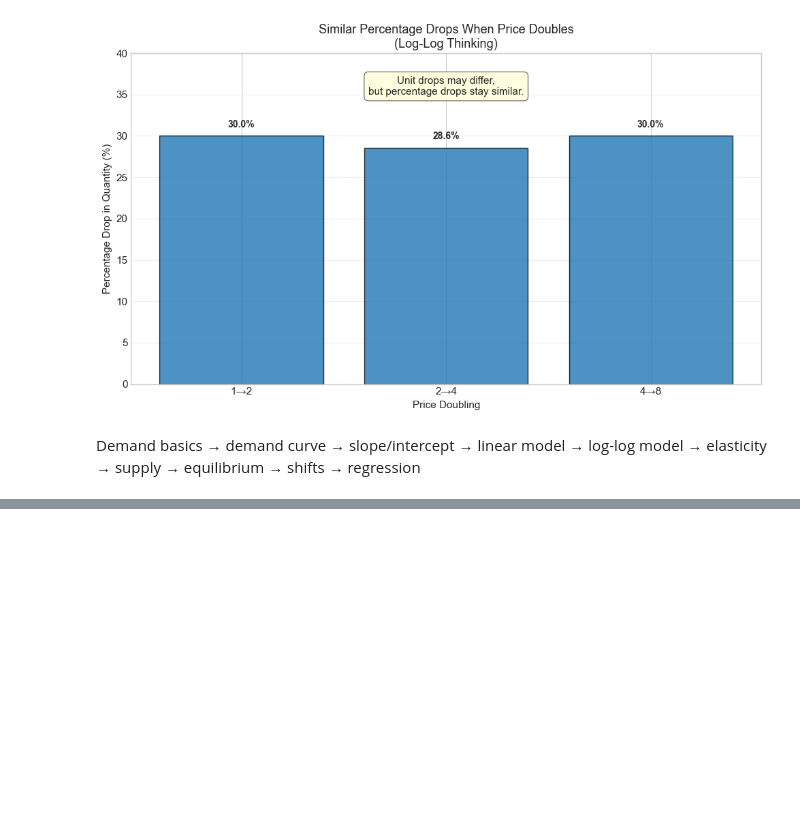
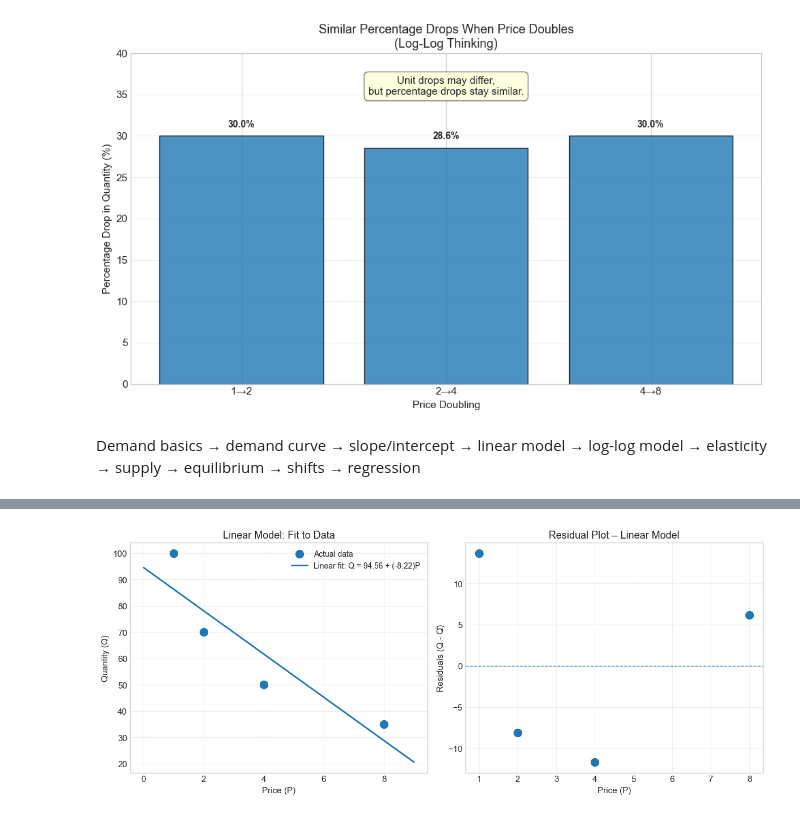
Before and after one commit to nassaraFX/run_models, a Jupyter notebook: pract_skills.ipynb, the cells around one changed output, grey strips where cells are left out. Cells and saved outputs as stored; diff of their text form; code cells hidden in the pictures; blank space fills up the shorter version.

```diff
--- a/pract_skills.ipynb
+++ b/pract_skills.ipynb
@@ -1208,0 +1415,12 @@ Demand basics → demand curve → slope/intercept → linear model → log-log
+# %%
+# Create log variables
+data['lnP'] = np.log(data['P'])
+data['lnQ'] = np.log(data['Q'])
+
+# Add constant for intercept
+X_log = sm.add_constant(data['lnP'])
+y_log = data['lnQ']
+
+# Fit the model
+model_log = sm.OLS(y_log, X_log).fit()
+print(model_log.summary())
@@ -1208,0 +1487,8 @@ Demand basics → demand curve → slope/intercept → linear model → log-log
+# %%
+# Using the exact coefficients from the output
+a = 4.6031
+b = -0.5029
+
+data['Pred_lnQ'] = a + b * data['lnP']
+data['Resid_lnQ'] = data['lnQ'] - data['Pred_lnQ']
+print(data[['P', 'lnP', 'lnQ', 'Pred_lnQ', 'Resid_lnQ']])
@@ -1208,0 +1571,36 @@ Demand basics → demand curve → slope/intercept → linear model → log-log
+# %%
+# Linear model coefficients
+intercept_lin = 94.565
+slope_lin = -8.217
+
+# Predicted values and residuals
+data['Q_pred_lin'] = intercept_lin + slope_lin * data['P']
+data['resid_lin'] = data['Q'] - data['Q_pred_lin']
+
+# Create figure with two subplots
+fig, (ax1, ax2) = plt.subplots(1, 2, figsize=(12, 5))
+
+# Left: data and fitted line
+ax1.scatter(data['P'], data['Q'], s=100, label='Actual data')
+P_grid = np.linspace(0, 9, 100)
+Q_grid = intercept_lin + slope_lin * P_grid
+ax1.plot(P_grid, Q_grid, linewidth=2,
+         label='Linear fit: Q = {:.2f} + ({:.2f})P'.format(intercept_lin, slope_lin))
+ax1.set_xlabel('Price (P)')
+ax1.set_ylabel('Quantity (Q)')
+ax1.set_title('Linear Model: Fit to Data')
+ax1.legend()
+ax1.grid(True, alpha=0.3)
+
+# Right: residual plot
+ax2.scatter(data['P'], data['resid_lin'], s=100)
+ax2.axhline(y=0, linestyle='--', linewidth=1)
+ax2.set_xlabel('Price (P)')
+ax2.set_ylabel('Residuals (Q - Q̂)')
+ax2.set_title('Residual Plot – Linear Model')
+ax2.grid(True, alpha=0.3)
+
+plt.tight_layout()
+plt.show()
+# %% [output]
+[figure, added]
```
Also changed, not shown: parts of 28 cells of this notebook.
